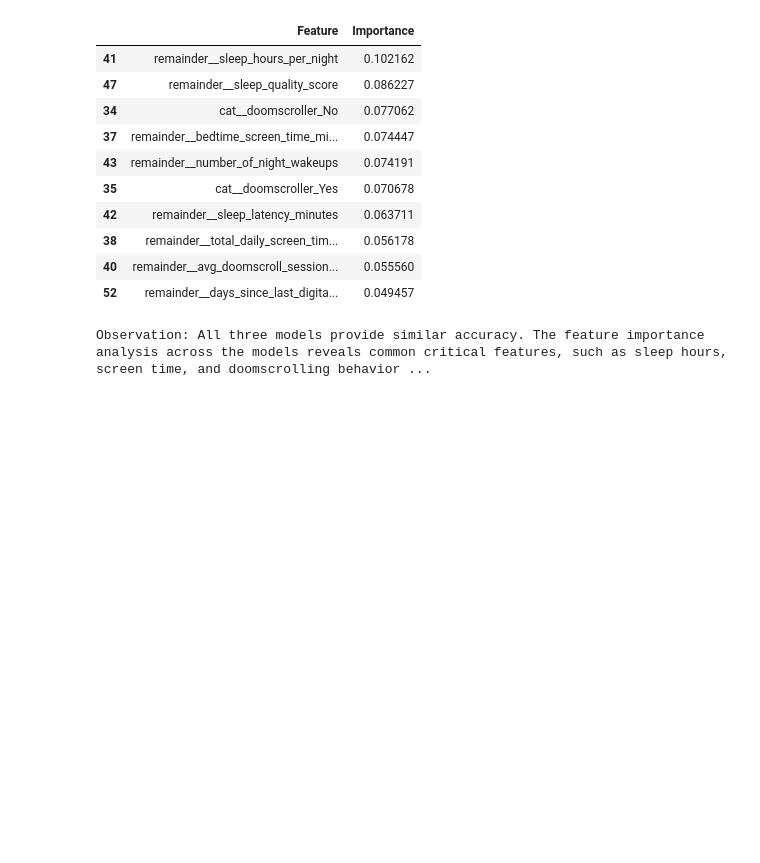
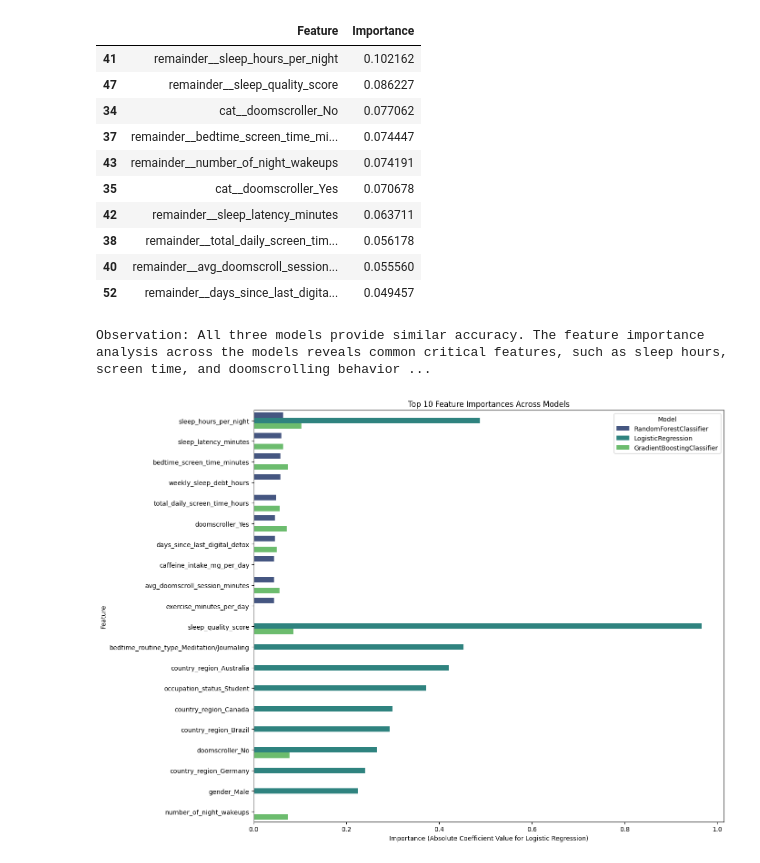
Before and after one commit to kxrrym03/Sleep-Doomscrolling-Habits, a Jupyter notebook: Sleep_&_Doomscrolling.ipynb, the cells around one changed output. Drawn from its saved outputs; the diff is of its cells as text; code cells hidden in the pictures; blank space fills up the shorter version.

```diff
--- a/Sleep_&_Doomscrolling.ipynb
+++ b/Sleep_&_Doomscrolling.ipynb
@@ -784,3 +784,38 @@ GradientBoostingClassifier Accuracy: 0.53
 | 40 | remainder__avg_doomscroll_session... | 0.055560 |
 | 52 | remainder__days_since_last_digita... | 0.049457 |
 Observation: All three models provide similar accuracy. The feature importance analysis across the models reveals common critical features, such as sleep hours, screen time, and doomscrolling behavior ...
+# %%
+import matplotlib.pyplot as plt
+import seaborn as sns
+
+# Select top N features from each model (e.g., top 10)
+top_n = 10
+
+# Prepare data for plotting
+rf_top_features = importance_df.head(top_n).copy()
+rf_top_features['Model'] = 'RandomForestClassifier'
+
+lr_top_features = importance_df_lr.head(top_n).copy()
+lr_top_features['Model'] = 'LogisticRegression'
+
+gbc_top_features = importance_df_gbc.head(top_n).copy()
+gbc_top_features['Model'] = 'GradientBoostingClassifier'
+
+# Concatenate all top features
+combined_importances = pd.concat([rf_top_features, lr_top_features, gbc_top_features])
+
+# Clean up feature names for better readability
+combined_importances['Feature'] = combined_importances['Feature'].str.replace('remainder__', '')
+combined_importances['Feature'] = combined_importances['Feature'].str.replace('cat__', '')
+
+# Plotting
+plt.figure(figsize=(14, 10))
+sns.barplot(x='Importance', y='Feature', hue='Model', data=combined_importances, palette='viridis')
+plt.title(f'Top {top_n} Feature Importances Across Models')
+plt.xlabel('Importance (Absolute Coefficient Value for Logistic Regression)')
+plt.ylabel('Feature')
+plt.legend(title='Model')
+plt.tight_layout()
+plt.show()
+# %% [output]
+[figure, added]
```
